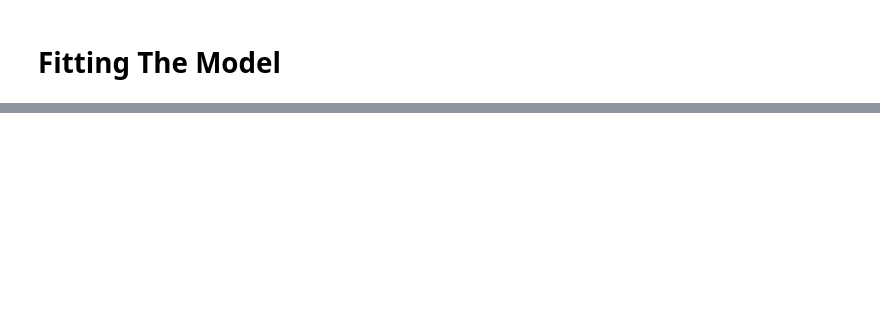
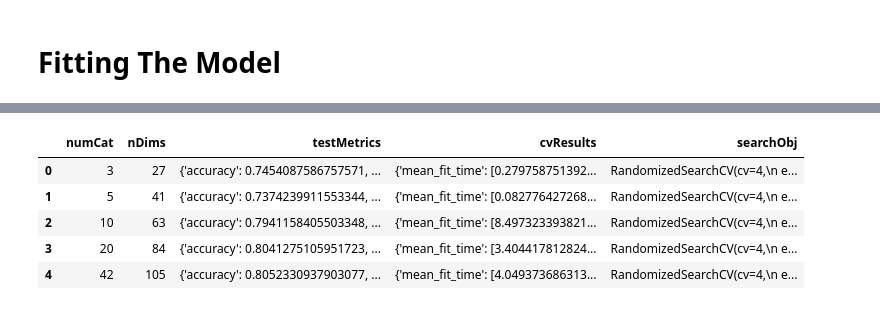
Before and after one commit to BergBrae/CSE404-Semester-Project, a Jupyter notebook: logistic_regression.ipynb, the cells around one changed output, grey strips where cells are left out. Saved outputs shown, nothing was run; the diff lists cells and outputs as text; code cells hidden in the pictures; blank space fills up the shorter version.

```diff
--- a/logistic_regression.ipynb
+++ b/logistic_regression.ipynb
@@ -225,0 +117,10 @@ YTest = test['target'].map({'<=50K': 0, '>50K': 1})
+# %%
+results = pd.read_pickle('data/results.pkl')
+results
+# %% [output]
+|  | numCat | nDims | testMetrics | cvResults | searchObj |
+| 0 | 3 | 27 | {'accuracy': 0.7454087586757571, ... | {'mean_fit_time': [0.279758751392... | RandomizedSearchCV(cv=4,\n e... |
+| 1 | 5 | 41 | {'accuracy': 0.7374239911553344, ... | {'mean_fit_time': [0.082776427268... | RandomizedSearchCV(cv=4,\n e... |
+| 2 | 10 | 63 | {'accuracy': 0.7941158405503348, ... | {'mean_fit_time': [8.497323393821... | RandomizedSearchCV(cv=4,\n e... |
+| 3 | 20 | 84 | {'accuracy': 0.8041275105951723, ... | {'mean_fit_time': [3.404417812824... | RandomizedSearchCV(cv=4,\n e... |
+| 4 | 42 | 105 | {'accuracy': 0.8052330937903077, ... | {'mean_fit_time': [4.049373686313... | RandomizedSearchCV(cv=4,\n e... |
```
Also changed, not shown: parts of 17 cells of this notebook, 26 other files.
